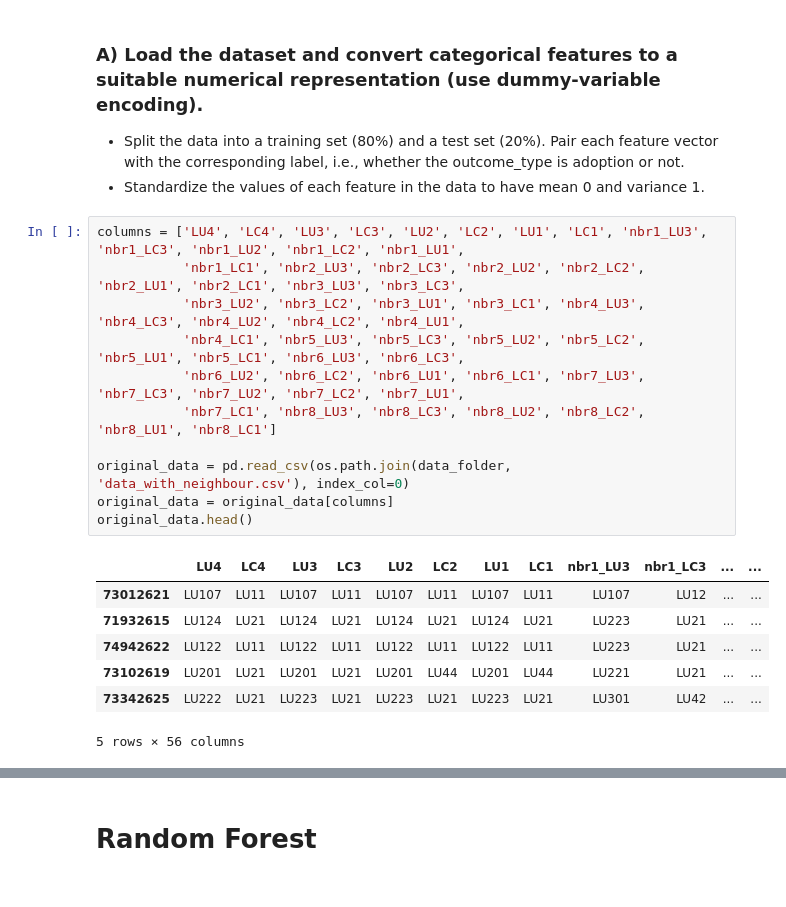
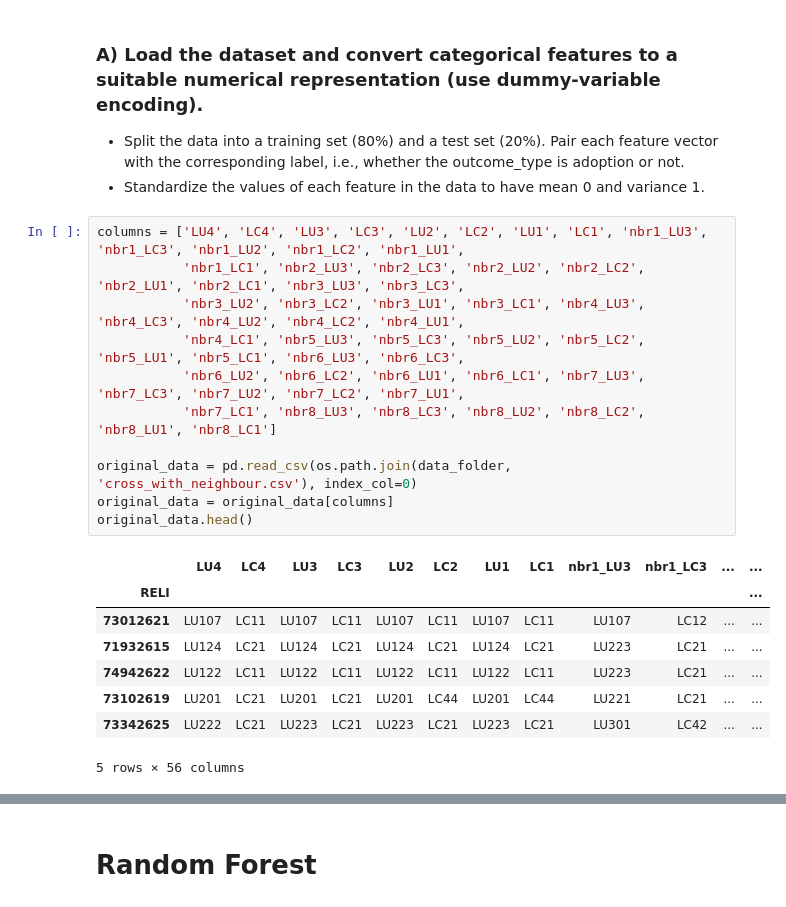
Before and after one commit to swiss-territorial-data-lab/proj-landstats, a Jupyter notebook: scripts/EDA.ipynb, the cells around one changed output, grey strips where cells are left out. Cells and saved outputs as stored; diff of their text form.

```diff
--- a/scripts/EDA.ipynb
+++ b/scripts/EDA.ipynb
@@ -40,19 +45,20 @@ location_data.head()
 # %%
 columns = ['LU4', 'LC4', 'LU3', 'LC3', 'LU2', 'LC2', 'LU1', 'LC1', 'nbr1_LU3', 'nbr1_LC3', 'nbr1_LU2', 'nbr1_LC2', 'nbr1_LU1',
            'nbr1_LC1', 'nbr2_LU3', 'nbr2_LC3', 'nbr2_LU2', 'nbr2_LC2', 'nbr2_LU1', 'nbr2_LC1', 'nbr3_LU3', 'nbr3_LC3',
            'nbr3_LU2', 'nbr3_LC2', 'nbr3_LU1', 'nbr3_LC1', 'nbr4_LU3', 'nbr4_LC3', 'nbr4_LU2', 'nbr4_LC2', 'nbr4_LU1',
            'nbr4_LC1', 'nbr5_LU3', 'nbr5_LC3', 'nbr5_LU2', 'nbr5_LC2', 'nbr5_LU1', 'nbr5_LC1', 'nbr6_LU3', 'nbr6_LC3',
            'nbr6_LU2', 'nbr6_LC2', 'nbr6_LU1', 'nbr6_LC1', 'nbr7_LU3', 'nbr7_LC3', 'nbr7_LU2', 'nbr7_LC2', 'nbr7_LU1',
            'nbr7_LC1', 'nbr8_LU3', 'nbr8_LC3', 'nbr8_LU2', 'nbr8_LC2', 'nbr8_LU1', 'nbr8_LC1']
 
-original_data = pd.read_csv(os.path.join(data_folder, 'data_with_neighbour.csv'), index_col=0)
+original_data = pd.read_csv(os.path.join(data_folder, 'cross_with_neighbour.csv'), index_col=0)
 original_data = original_data[columns]
 original_data.head()
 # %% [output]
 |  | LU4 | LC4 | LU3 | LC3 | LU2 | LC2 | LU1 | LC1 | nbr1_LU3 | nbr1_LC3 | ... | ... |
-| 73012621 | LU107 | LU11 | LU107 | LU11 | LU107 | LU11 | LU107 | LU11 | LU107 | LU12 | ... | ... |
-| 71932615 | LU124 | LU21 | LU124 | LU21 | LU124 | LU21 | LU124 | LU21 | LU223 | LU21 | ... | ... |
-| 74942622 | LU122 | LU11 | LU122 | LU11 | LU122 | LU11 | LU122 | LU11 | LU223 | LU21 | ... | ... |
-| 73102619 | LU201 | LU21 | LU201 | LU21 | LU201 | LU44 | LU201 | LU44 | LU221 | LU21 | ... | ... |
-| 73342625 | LU222 | LU21 | LU223 | LU21 | LU223 | LU21 | LU223 | LU21 | LU301 | LU42 | ... | ... |
+| RELI |  |  |  |  |  |  |  |  |  |  |  | ... |
+| 73012621 | LU107 | LC11 | LU107 | LC11 | LU107 | LC11 | LU107 | LC11 | LU107 | LC12 | ... | ... |
+| 71932615 | LU124 | LC21 | LU124 | LC21 | LU124 | LC21 | LU124 | LC21 | LU223 | LC21 | ... | ... |
+| 74942622 | LU122 | LC11 | LU122 | LC11 | LU122 | LC11 | LU122 | LC11 | LU223 | LC21 | ... | ... |
+| 73102619 | LU201 | LC21 | LU201 | LC21 | LU201 | LC44 | LU201 | LC44 | LU221 | LC21 | ... | ... |
+| 73342625 | LU222 | LC21 | LU223 | LC21 | LU223 | LC21 | LU223 | LC21 | LU301 | LC42 | ... | ... |
 5 rows × 56 columns
```
Also changed, not shown: parts of 8 cells of this notebook.
